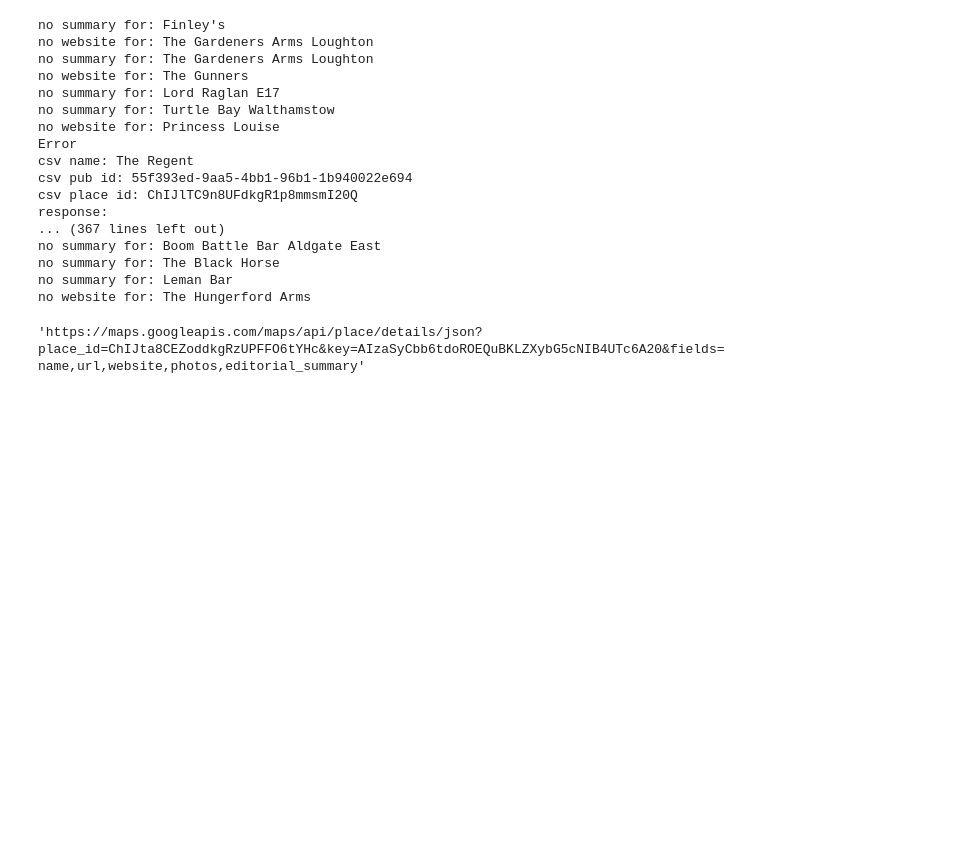
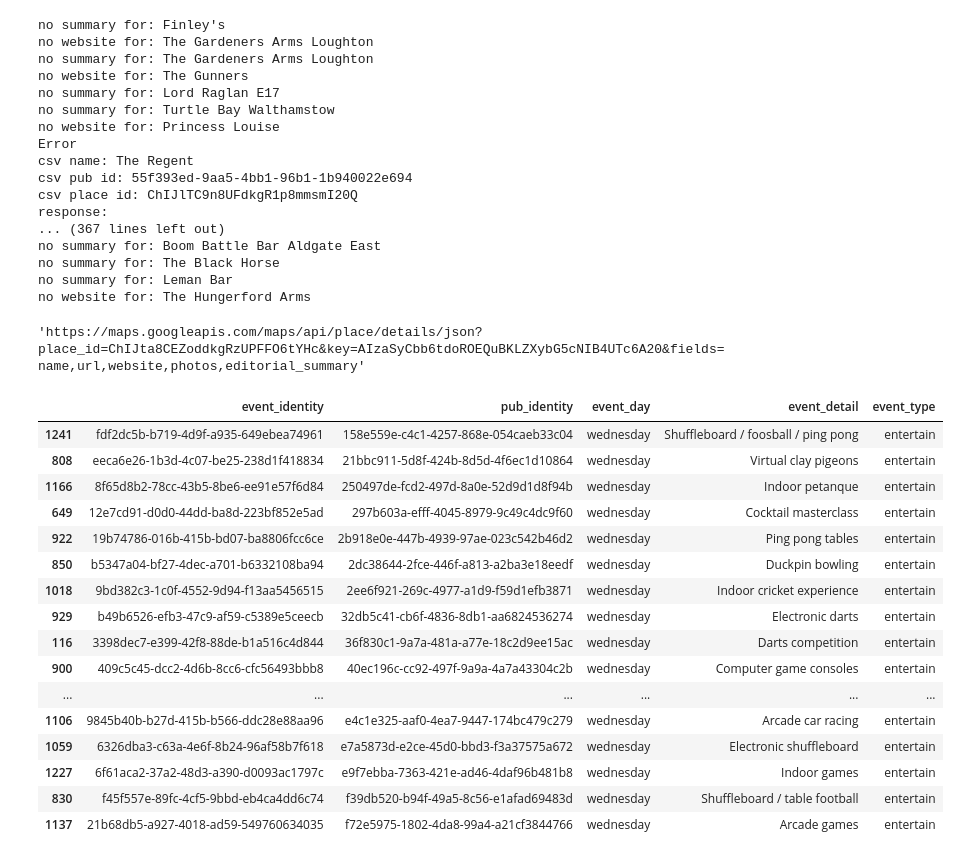
Before and after one commit to cartsmate/thepubpicker, a Jupyter notebook: files/Untitled4.ipynb, the cells around one changed output. Saved outputs shown, nothing was run; the diff lists cells and outputs as text; code cells hidden in the pictures; blank space fills up the shorter version.

```diff
--- a/files/Untitled4.ipynb
+++ b/files/Untitled4.ipynb
@@ -548,3 +548,29 @@ df_detail.to_csv(directory_path + '/detail.csv', index=False, sep=',', encoding=
 # df_detail = df_detail.drop('shortcut', axis=1)
 # df_detail
 df_detail.to_csv(directory_path + '/detail.csv', index=False, sep=',', encoding='utf-8')
+# %%
+df_rev = pd.read_csv(directory_path + '/review.csv')
+df2 = df_rev.loc[df_rev['entertain'] == 1]
+df2
+
+df_ent = pd.read_csv(directory_path + '/event.csv')
+df3 = df_ent.loc[(df_ent['event_day'] == 'wednesday') & (df_ent['event_type'] == 'entertain')]
+df3.sort_values('pub_identity')
+# %% [output]
+|  | event_identity | pub_identity | event_day | event_detail | event_type |
+| 1241 | fdf2dc5b-b719-4d9f-a935-649ebea74961 | 158e559e-c4c1-4257-868e-054caeb33c04 | wednesday | Shuffleboard / foosball / ping pong | entertain |
+| 808 | eeca6e26-1b3d-4c07-be25-238d1f418834 | 21bbc911-5d8f-424b-8d5d-4f6ec1d10864 | wednesday | Virtual clay pigeons | entertain |
+| 1166 | 8f65d8b2-78cc-43b5-8be6-ee91e57f6d84 | 250497de-fcd2-497d-8a0e-52d9d1d8f94b | wednesday | Indoor petanque | entertain |
+| 649 | 12e7cd91-d0d0-44dd-ba8d-223bf852e5ad | 297b603a-efff-4045-8979-9c49c4dc9f60 | wednesday | Cocktail masterclass | entertain |
+| 922 | 19b74786-016b-415b-bd07-ba8806fcc6ce | 2b918e0e-447b-4939-97ae-023c542b46d2 | wednesday | Ping pong tables | entertain |
+| 850 | b5347a04-bf27-4dec-a701-b6332108ba94 | 2dc38644-2fce-446f-a813-a2ba3e18eedf | wednesday | Duckpin bowling | entertain |
+| 1018 | 9bd382c3-1c0f-4552-9d94-f13aa5456515 | 2ee6f921-269c-4977-a1d9-f59d1efb3871 | wednesday | Indoor cricket experience | entertain |
+| 929 | b49b6526-efb3-47c9-af59-c5389e5ceecb | 32db5c41-cb6f-4836-8db1-aa6824536274 | wednesday | Electronic darts | entertain |
+| 116 | 3398dec7-e399-42f8-88de-b1a516c4d844 | 36f830c1-9a7a-481a-a77e-18c2d9ee15ac | wednesday | Darts competition | entertain |
+| 900 | 409c5c45-dcc2-4d6b-8cc6-cfc56493bbb8 | 40ec196c-cc92-497f-9a9a-4a7a43304c2b | wednesday | Computer game consoles | entertain |
+| ... | ... | ... | ... | ... | ... |
+| 1106 | 9845b40b-b27d-415b-b566-ddc28e88aa96 | e4c1e325-aaf0-4ea7-9447-174bc479c279 | wednesday | Arcade car racing | entertain |
+| 1059 | 6326dba3-c63a-4e6f-8b24-96af58b7f618 | e7a5873d-e2ce-45d0-bbd3-f3a37575a672 | wednesday | Electronic shuffleboard | entertain |
+| 1227 | 6f61aca2-37a2-48d3-a390-d0093ac1797c | e9f7ebba-7363-421e-ad46-4daf96b481b8 | wednesday | Indoor games | entertain |
+| 830 | f45f557e-89fc-4cf5-9bbd-eb4ca4dd6c74 | f39db520-b94f-49a5-8c56-e1afad69483d | wednesday | Shuffleboard / table football | entertain |
+| 1137 | 21b68db5-a927-4018-ad59-549760634035 | f72e5975-1802-4da8-99a4-a21cf3844766 | wednesday | Arcade games | entertain |
```
Also changed, not shown: 8 other files.
